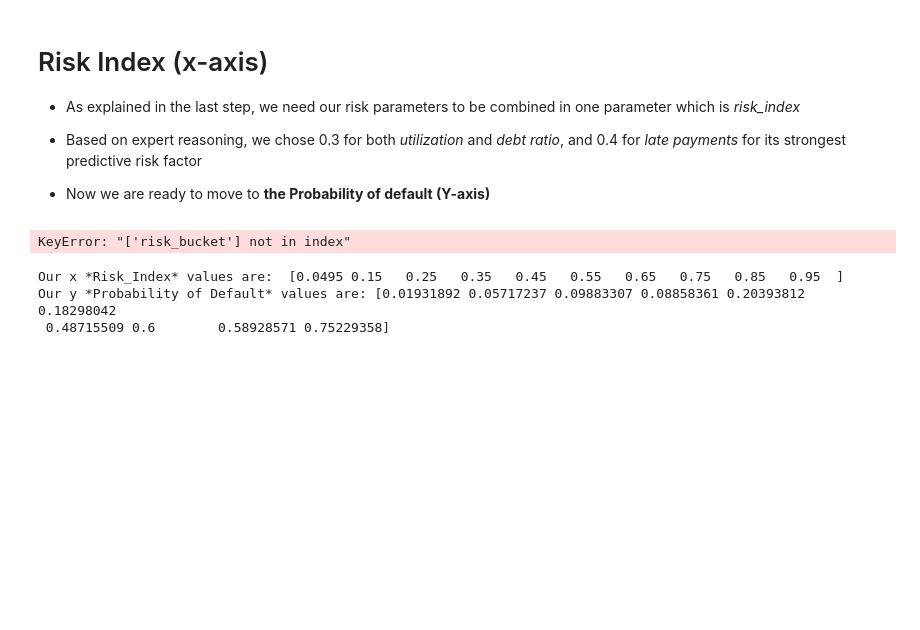
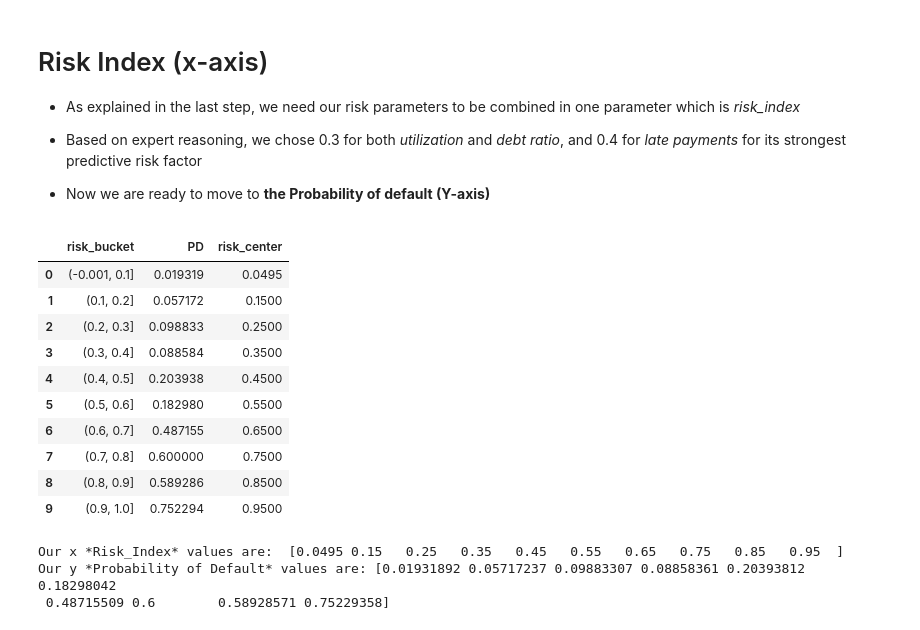
Before and after one commit to YoussefChati/Credit-Risk-Interpolation-GMSC, a Jupyter notebook: Documents/NumericalMethodsProject/notebooks/GMSC_PD_Interpolation.ipynb, the cells around one changed output. Saved outputs shown, nothing was run; the diff lists cells and outputs as text; code cells hidden in the pictures; blank space fills up the shorter version.

```diff
--- a/Documents/NumericalMethodsProject/notebooks/GMSC_PD_Interpolation.ipynb
+++ b/Documents/NumericalMethodsProject/notebooks/GMSC_PD_Interpolation.ipynb
@@ -173,35 +173,45 @@ Name: risk_index, dtype: float64
 # %%
 import numpy as np
 
 bins = np.linspace(0, 1, 11)
 
 bins
 
-df["risk_index_test"] = pd.cut(
+df["risk_bucket"] = pd.cut(
     df["risk_index"],
     bins = bins,
     include_lowest= True
 )
 
 df[["risk_index", "risk_bucket"]].head(10)
 
 grouped = df.groupby("risk_bucket")["SeriousDlqin2yrs"]
 
-pd_table = grouped.mean().reset_index(name="PD")
+pd_table = grouped.mean().reset_index(name="PD") #
 
 pd_table
 
 bucket_centers = []
 for interval in pd_table["risk_bucket"]:
     left = interval.left
     right = interval.right
     bucket_centers.append((left + right) / 2)
 
 pd_table["risk_center"] = bucket_centers
 
 pd_table
 # %% [output]
-KeyError: "['risk_bucket'] not in index"
+|  | risk_bucket | PD | risk_center |
+| 0 | (-0.001, 0.1] | 0.019319 | 0.0495 |
+| 1 | (0.1, 0.2] | 0.057172 | 0.1500 |
+| 2 | (0.2, 0.3] | 0.098833 | 0.2500 |
+| 3 | (0.3, 0.4] | 0.088584 | 0.3500 |
+| 4 | (0.4, 0.5] | 0.203938 | 0.4500 |
+| 5 | (0.5, 0.6] | 0.182980 | 0.5500 |
+| 6 | (0.6, 0.7] | 0.487155 | 0.6500 |
+| 7 | (0.7, 0.8] | 0.600000 | 0.7500 |
+| 8 | (0.8, 0.9] | 0.589286 | 0.8500 |
+| 9 | (0.9, 1.0] | 0.752294 | 0.9500 |
 # %%
 pd_table = pd_table.sort_values("risk_center")
 
```
Also changed, not shown: parts of 1 cell of this notebook.
